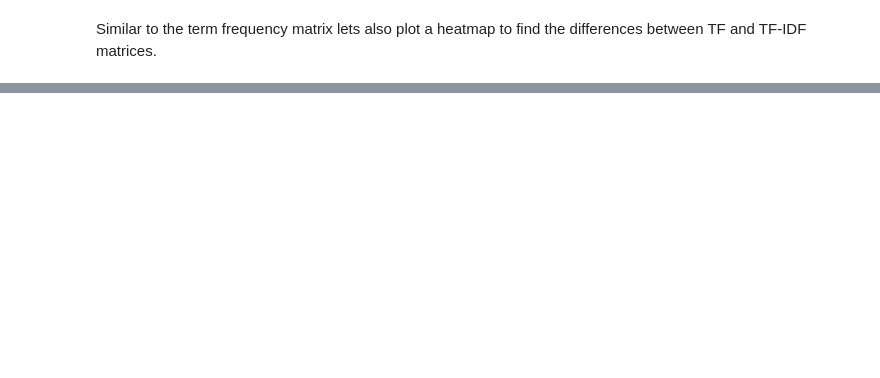
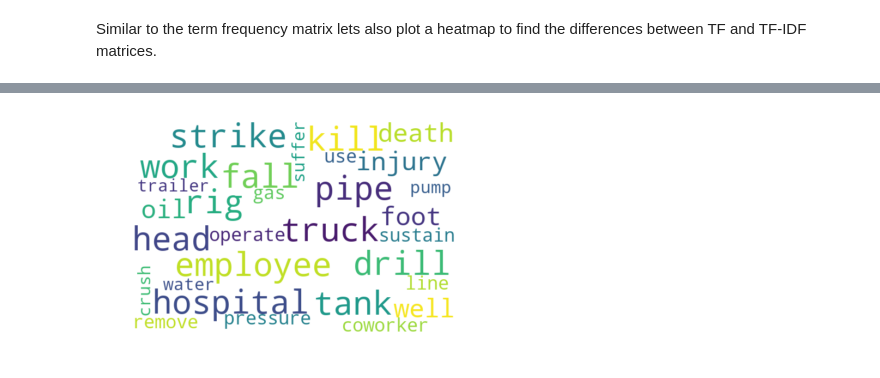
Before and after one commit to binti03/textmine-oilgas-reports, a Jupyter notebook: source_code_notebook.ipynb, the cells around one changed output, grey strips where cells are left out. Cells and saved outputs as stored; diff of their text form; code cells hidden in the pictures; blank space fills up the shorter version.

Commit message:
Data Structuring updates

```diff
--- a/source_code_notebook.ipynb
+++ b/source_code_notebook.ipynb
@@ -473,0 +541,3 @@ A quick difference to note is weightage for the word 'employee' is penalized as
+# %%
+# Create pandas DataFrame from scipy csr matrix format
+tfidf_df = pd.DataFrame(tfidf_matrix.toarray(), columns = tfidf.get_feature_names())
@@ -473,0 +556,4 @@ A quick difference to note is weightage for the word 'employee' is penalized as
+# %%
+col_agg = tfidf_df.agg("sum")
+top_idf = col_agg.sort_values(ascending = False)[:30]
+print(top_idf)
@@ -473,0 +578,11 @@ A quick difference to note is weightage for the word 'employee' is penalized as
+# %%
+# Word Cloud of Top 30 TF-IDF terms
+from wordcloud import WordCloud
+top_idf = ' '.join(top_idf.index)
+wordcloud = WordCloud(width=600, height=400, min_font_size=10, max_font_size=60, background_color='white').generate(top_idf)
+plt.imshow(wordcloud, interpolation="bilinear")
+plt.axis("off")
+plt.show()
+plt.close()
+# %% [output]
+[figure, added]
```
Also changed, not shown: parts of 35 cells of this notebook.
